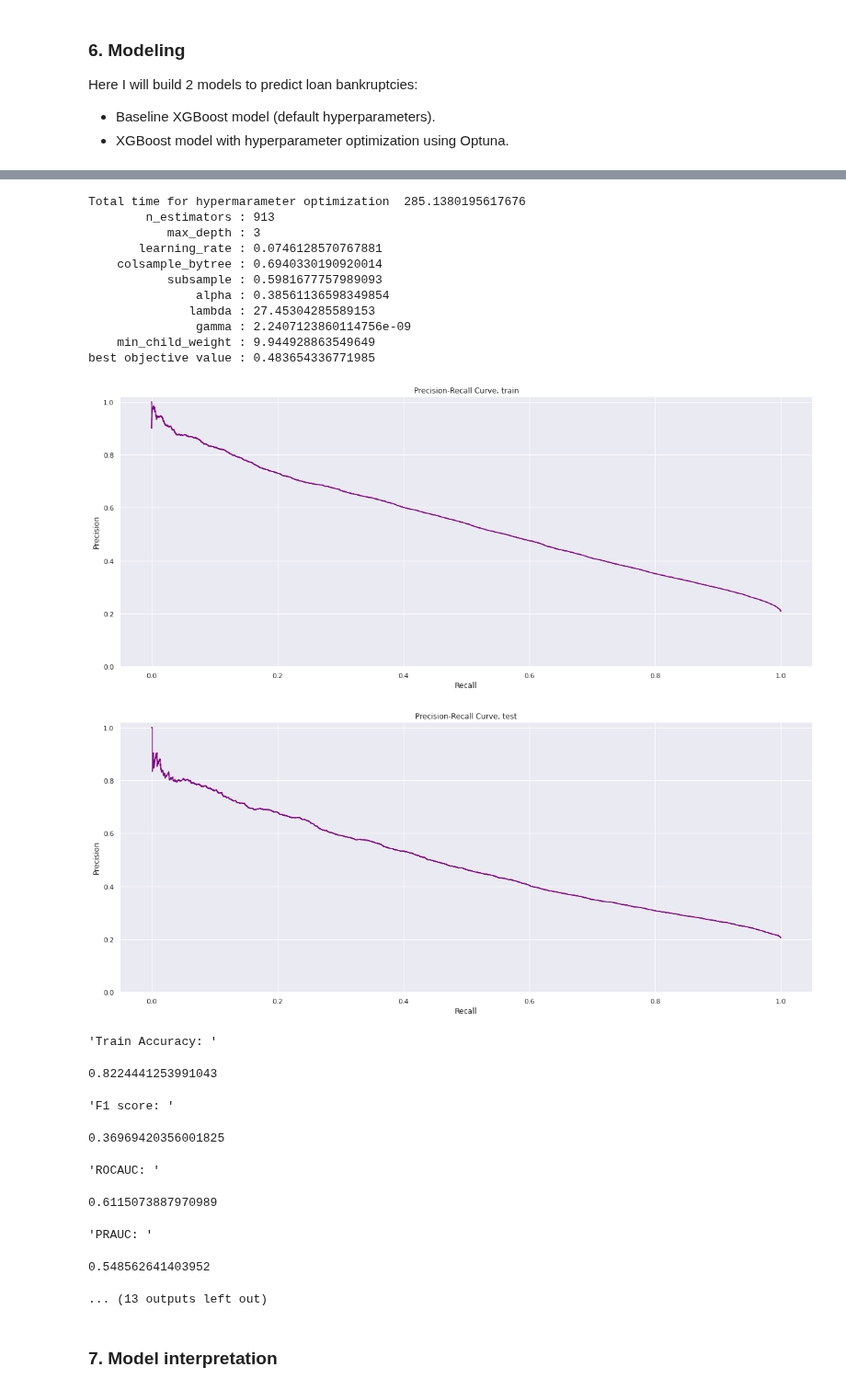
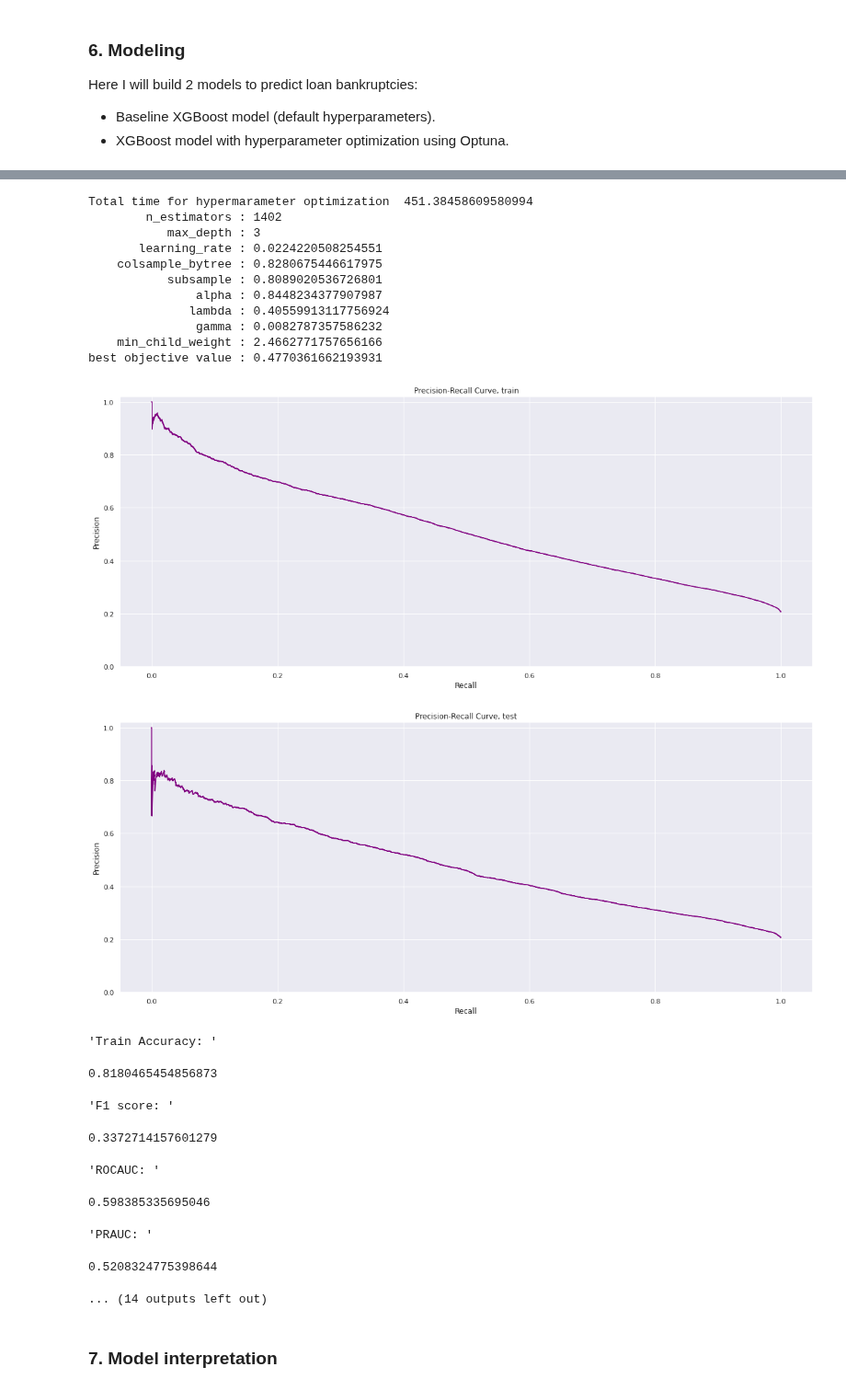
Before and after one commit to MykolaPinchuk/KaggleProjects, a Jupyter notebook: kp102-lc-loaddef.ipynb, the cells around one changed output, grey strips where cells are left out. Shown at 92% size. Saved outputs shown, nothing was run; the diff lists cells and outputs as text; code cells hidden in the pictures.

```diff
--- a/kp102-lc-loaddef.ipynb
+++ b/kp102-lc-loaddef.ipynb
@@ -522,8 +530,13 @@ was_bankrupt                      124445
 dtype: int64
 # %%
 features_fill_M = ['emp_title', 'title']
-features_fill_med = ['dti', 'delinq_2yrs', 'inq_last_6mths', 'open_acc', 'pub_rec', 'revol_util', 'total_acc', 'mort_acc', 'pub_rec_bankruptcies']
-features_fill_zero = ['open_rv_12m', 'open_il_12m', 'emp_length', 'num_tl_90g_dpd_24m', 'num_tl_30dpd', 'num_tl_120dpd_2m']
+features_fill_med = ['dti', 'delinq_2yrs', 'inq_last_6mths', 'open_acc', 'pub_rec', 'revol_util',
+                     'total_acc', 'mort_acc', 'pub_rec_bankruptcies', 'bc_open_to_buy','tot_cur_bal_inc']
+features_fill_zero = ['open_rv_12m', 'open_il_12m', 'emp_length', 'num_tl_90g_dpd_24m',
+                      'num_tl_30dpd', 'num_tl_120dpd_2m', 'num_accts_ever_120_pd',
+                     'acc_open_past_24mths']
+
+train['total_cur_bal'] = train.tot_cur_bal_inc.median()*train.annual_inc
 
 for col in features_fill_zero:
     df[col] = df[col].fillna(value=0)
@@ -808,7 +813,7 @@ def objective(trial, cv_runs=1, n_splits=2, n_jobs=-1, scale_pos_weight=2):
     return (np.mean(temp_out))
 
 study = optuna.create_study(direction="maximize")
-study.optimize(objective, n_trials=30)
+study.optimize(objective, n_trials=50)
 print('Total time for hypermarameter optimization ', time.time()-time1)
 hp = study.best_params
 for key, value in hp.items():
@@ -863,5 +868,5 @@ display('F1 score: ', f1_score(y_test,optuna_xgb.predict(X_test)))
 display('ROCAUC: ', roc_auc_score(y_test,optuna_xgb.predict(X_test)))
 display('PRAUC: ', auc_precision_recall_test)
 display('R20P: ', r20prec_test)
-display(time.time()-time1)
+display('Time to do hyperparameter optimization: ', time.time()-time1)
 # %% [output]
@@ -885,25 +890,25 @@ display(time.time()-time1)
-Total time for hypermarameter optimization  285.1380195617676
-        n_estimators : 913
+Total time for hypermarameter optimization  451.38458609580994
+        n_estimators : 1402
            max_depth : 3
-       learning_rate : 0.0746128570767881
-    colsample_bytree : 0.6940330190920014
-           subsample : 0.5981677757989093
-               alpha : 0.38561136598349854
-              lambda : 27.45304285589153
-               gamma : 2.2407123860114756e-09
-    min_child_weight : 9.944928863549649
-best objective value : 0.483654336771985
+       learning_rate : 0.0224220508254551
+    colsample_bytree : 0.8280675446617975
+           subsample : 0.8089020536726801
+               alpha : 0.8448234377907987
+              lambda : 0.40559913117756924
+               gamma : 0.0082787357586232
+    min_child_weight : 2.4662771757656166
+best objective value : 0.4770361662193931
-[figure, old version]
+[figure, new version]
-[figure, old version]
+[figure, new version]
 'Train Accuracy: '
-0.8224441253991043
+0.8180465454856873
 'F1 score: '
-0.36969420356001825
+0.3372714157601279
 'ROCAUC: '
-0.6115073887970989
+0.598385335695046
 'PRAUC: '
-0.548562641403952
+0.5208324775398644
-... (13 outputs left out)
+... (14 outputs left out)
 # %% [markdown]
 ### 7. Model interpretation
 # %%
```
Also changed, not shown: parts of 40 cells of this notebook.
